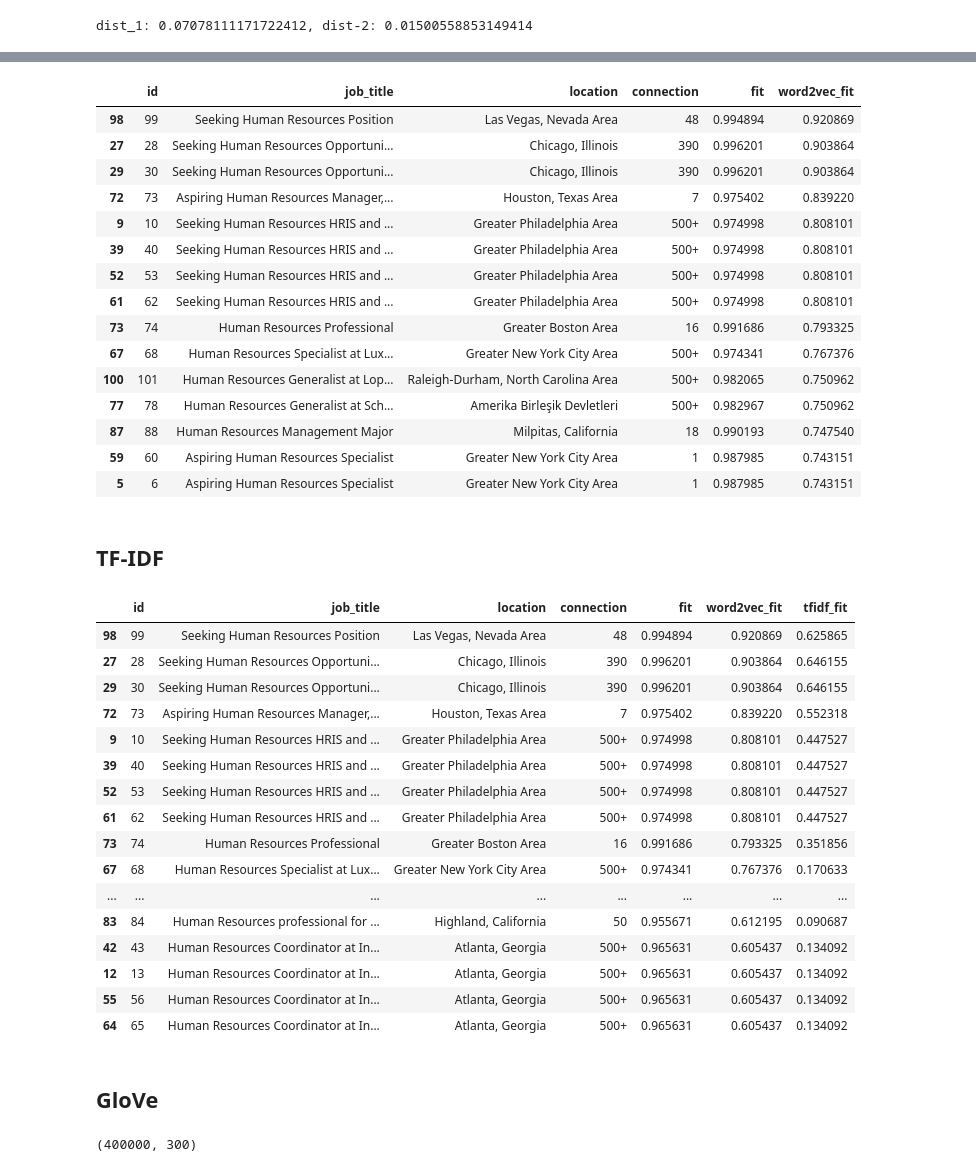
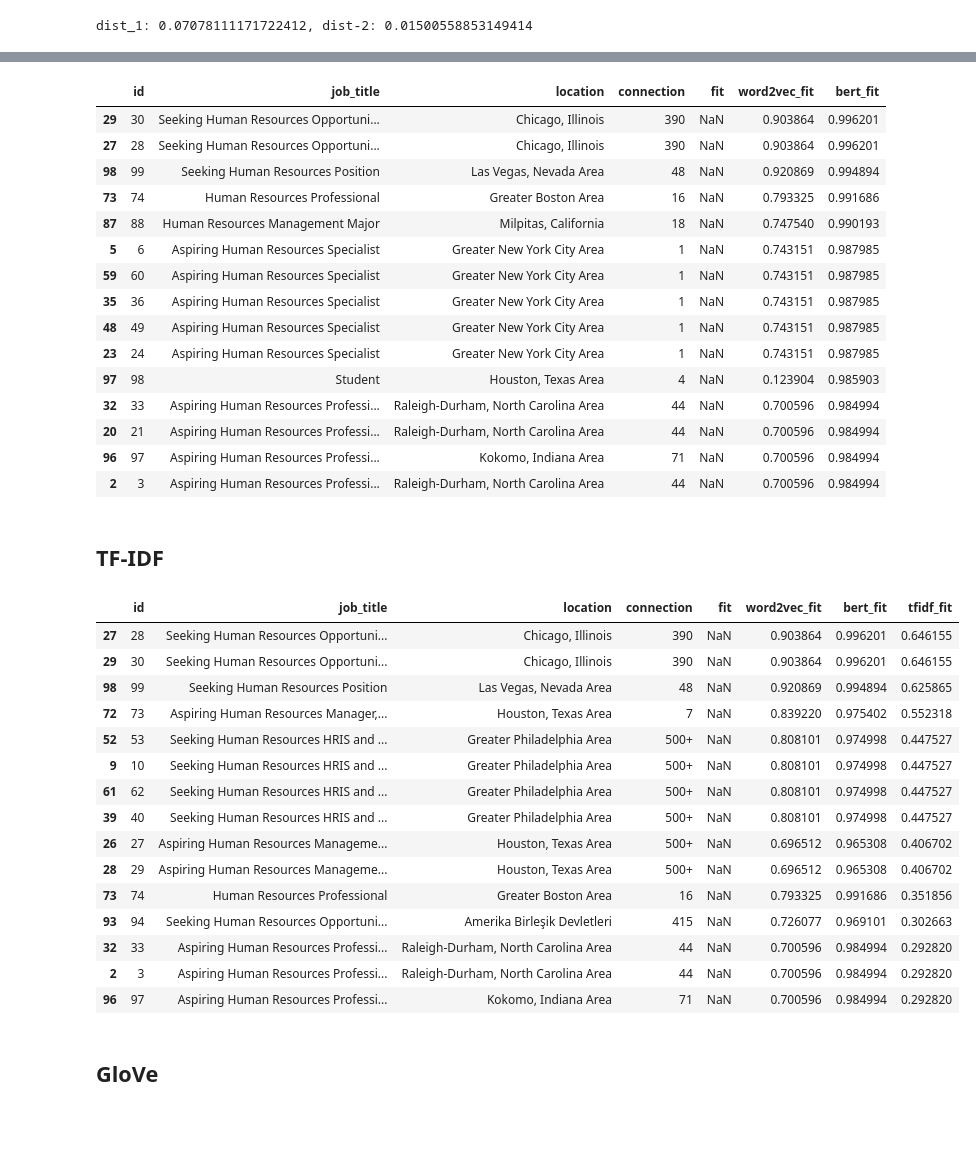
Before and after one commit to c-woo/Potential-Talents, a Jupyter notebook: Untitled.ipynb, the cells around one changed output, grey strips where cells are left out. Drawn from its saved outputs; the diff is of its cells as text; code cells hidden in the pictures; blank space fills up the shorter version.

```diff
--- a/Untitled.ipynb
+++ b/Untitled.ipynb
@@ -208,22 +242,22 @@ test_df
 # %%
-test_df.sort_values(by=['word2vec_fit'], ascending=False).head(15)
+test_df.sort_values(by=['bert_fit'], ascending=False).head(15)
 # %% [output]
-|  | id | job_title | location | connection | fit | word2vec_fit |
-| 98 | 99 | Seeking Human Resources Position | Las Vegas, Nevada Area | 48 | 0.994894 | 0.920869 |
-| 27 | 28 | Seeking Human Resources Opportuni... | Chicago, Illinois | 390 | 0.996201 | 0.903864 |
-| 29 | 30 | Seeking Human Resources Opportuni... | Chicago, Illinois | 390 | 0.996201 | 0.903864 |
-| 72 | 73 | Aspiring Human Resources Manager,... | Houston, Texas Area | 7 | 0.975402 | 0.839220 |
-| 9 | 10 | Seeking Human Resources HRIS and ... | Greater Philadelphia Area | 500+ | 0.974998 | 0.808101 |
-| 39 | 40 | Seeking Human Resources HRIS and ... | Greater Philadelphia Area | 500+ | 0.974998 | 0.808101 |
-| 52 | 53 | Seeking Human Resources HRIS and ... | Greater Philadelphia Area | 500+ | 0.974998 | 0.808101 |
-| 61 | 62 | Seeking Human Resources HRIS and ... | Greater Philadelphia Area | 500+ | 0.974998 | 0.808101 |
-| 73 | 74 | Human Resources Professional | Greater Boston Area | 16 | 0.991686 | 0.793325 |
-| 67 | 68 | Human Resources Specialist at Lux... | Greater New York City Area | 500+ | 0.974341 | 0.767376 |
-| 100 | 101 | Human Resources Generalist at Lop... | Raleigh-Durham, North Carolina Area | 500+ | 0.982065 | 0.750962 |
-| 77 | 78 | Human Resources Generalist at Sch... | Amerika Birleşik Devletleri | 500+ | 0.982967 | 0.750962 |
-| 87 | 88 | Human Resources Management Major | Milpitas, California | 18 | 0.990193 | 0.747540 |
-| 59 | 60 | Aspiring Human Resources Specialist | Greater New York City Area | 1 | 0.987985 | 0.743151 |
-| 5 | 6 | Aspiring Human Resources Specialist | Greater New York City Area | 1 | 0.987985 | 0.743151 |
+|  | id | job_title | location | connection | fit | word2vec_fit | bert_fit |
+| 29 | 30 | Seeking Human Resources Opportuni... | Chicago, Illinois | 390 | NaN | 0.903864 | 0.996201 |
+| 27 | 28 | Seeking Human Resources Opportuni... | Chicago, Illinois | 390 | NaN | 0.903864 | 0.996201 |
+| 98 | 99 | Seeking Human Resources Position | Las Vegas, Nevada Area | 48 | NaN | 0.920869 | 0.994894 |
+| 73 | 74 | Human Resources Professional | Greater Boston Area | 16 | NaN | 0.793325 | 0.991686 |
+| 87 | 88 | Human Resources Management Major | Milpitas, California | 18 | NaN | 0.747540 | 0.990193 |
+| 5 | 6 | Aspiring Human Resources Specialist | Greater New York City Area | 1 | NaN | 0.743151 | 0.987985 |
+| 59 | 60 | Aspiring Human Resources Specialist | Greater New York City Area | 1 | NaN | 0.743151 | 0.987985 |
+| 35 | 36 | Aspiring Human Resources Specialist | Greater New York City Area | 1 | NaN | 0.743151 | 0.987985 |
+| 48 | 49 | Aspiring Human Resources Specialist | Greater New York City Area | 1 | NaN | 0.743151 | 0.987985 |
+| 23 | 24 | Aspiring Human Resources Specialist | Greater New York City Area | 1 | NaN | 0.743151 | 0.987985 |
+| 97 | 98 | Student | Houston, Texas Area | 4 | NaN | 0.123904 | 0.985903 |
+| 32 | 33 | Aspiring Human Resources Professi... | Raleigh-Durham, North Carolina Area | 44 | NaN | 0.700596 | 0.984994 |
+| 20 | 21 | Aspiring Human Resources Professi... | Raleigh-Durham, North Carolina Area | 44 | NaN | 0.700596 | 0.984994 |
+| 96 | 97 | Aspiring Human Resources Professi... | Kokomo, Indiana Area | 71 | NaN | 0.700596 | 0.984994 |
+| 2 | 3 | Aspiring Human Resources Professi... | Raleigh-Durham, North Carolina Area | 44 | NaN | 0.700596 | 0.984994 |
 # %% [markdown]
 ## TF-IDF
 # %%
@@ -234,30 +268,23 @@ cosine_sim = cosine_similarity(tfidf_matrix, tfidf_matrix)
 # %%
 test_df['tfidf_fit'] = cosine_sim[-1][:-1]
 # %%
-test_df.sort_values(by=['word2vec_fit'], ascending=False).head(50)
+test_df.sort_values(by=['tfidf_fit'], ascending=False).head(15)
 # %% [output]
-|  | id | job_title | location | connection | fit | word2vec_fit | tfidf_fit |
-| 98 | 99 | Seeking Human Resources Position | Las Vegas, Nevada Area | 48 | 0.994894 | 0.920869 | 0.625865 |
-| 27 | 28 | Seeking Human Resources Opportuni... | Chicago, Illinois | 390 | 0.996201 | 0.903864 | 0.646155 |
-| 29 | 30 | Seeking Human Resources Opportuni... | Chicago, Illinois | 390 | 0.996201 | 0.903864 | 0.646155 |
-| 72 | 73 | Aspiring Human Resources Manager,... | Houston, Texas Area | 7 | 0.975402 | 0.839220 | 0.552318 |
-| 9 | 10 | Seeking Human Resources HRIS and ... | Greater Philadelphia Area | 500+ | 0.974998 | 0.808101 | 0.447527 |
-| 39 | 40 | Seeking Human Resources HRIS and ... | Greater Philadelphia Area | 500+ | 0.974998 | 0.808101 | 0.447527 |
-| 52 | 53 | Seeking Human Resources HRIS and ... | Greater Philadelphia Area | 500+ | 0.974998 | 0.808101 | 0.447527 |
-| 61 | 62 | Seeking Human Resources HRIS and ... | Greater Philadelphia Area | 500+ | 0.974998 | 0.808101 | 0.447527 |
-| 73 | 74 | Human Resources Professional | Greater Boston Area | 16 | 0.991686 | 0.793325 | 0.351856 |
-| 67 | 68 | Human Resources Specialist at Lux... | Greater New York City Area | 500+ | 0.974341 | 0.767376 | 0.170633 |
-| ... | ... | ... | ... | ... | ... | ... | ... |
-| 83 | 84 | Human Resources professional for ... | Highland, California | 50 | 0.955671 | 0.612195 | 0.090687 |
-| 42 | 43 | Human Resources Coordinator at In... | Atlanta, Georgia | 500+ | 0.965631 | 0.605437 | 0.134092 |
-| 12 | 13 | Human Resources Coordinator at In... | Atlanta, Georgia | 500+ | 0.965631 | 0.605437 | 0.134092 |
-| 55 | 56 | Human Resources Coordinator at In... | Atlanta, Georgia | 500+ | 0.965631 | 0.605437 | 0.134092 |
-| 64 | 65 | Human Resources Coordinator at In... | Atlanta, Georgia | 500+ | 0.965631 | 0.605437 | 0.134092 |
+|  | id | job_title | location | connection | fit | word2vec_fit | bert_fit | tfidf_fit |
+| 27 | 28 | Seeking Human Resources Opportuni... | Chicago, Illinois | 390 | NaN | 0.903864 | 0.996201 | 0.646155 |
+| 29 | 30 | Seeking Human Resources Opportuni... | Chicago, Illinois | 390 | NaN | 0.903864 | 0.996201 | 0.646155 |
+| 98 | 99 | Seeking Human Resources Position | Las Vegas, Nevada Area | 48 | NaN | 0.920869 | 0.994894 | 0.625865 |
+| 72 | 73 | Aspiring Human Resources Manager,... | Houston, Texas Area | 7 | NaN | 0.839220 | 0.975402 | 0.552318 |
+| 52 | 53 | Seeking Human Resources HRIS and ... | Greater Philadelphia Area | 500+ | NaN | 0.808101 | 0.974998 | 0.447527 |
+| 9 | 10 | Seeking Human Resources HRIS and ... | Greater Philadelphia Area | 500+ | NaN | 0.808101 | 0.974998 | 0.447527 |
+| 61 | 62 | Seeking Human Resources HRIS and ... | Greater Philadelphia Area | 500+ | NaN | 0.808101 | 0.974998 | 0.447527 |
+| 39 | 40 | Seeking Human Resources HRIS and ... | Greater Philadelphia Area | 500+ | NaN | 0.808101 | 0.974998 | 0.447527 |
+| 26 | 27 | Aspiring Human Resources Manageme... | Houston, Texas Area | 500+ | NaN | 0.696512 | 0.965308 | 0.406702 |
+| 28 | 29 | Aspiring Human Resources Manageme... | Houston, Texas Area | 500+ | NaN | 0.696512 | 0.965308 | 0.406702 |
+| 73 | 74 | Human Resources Professional | Greater Boston Area | 16 | NaN | 0.793325 | 0.991686 | 0.351856 |
+| 93 | 94 | Seeking Human Resources Opportuni... | Amerika Birleşik Devletleri | 415 | NaN | 0.726077 | 0.969101 | 0.302663 |
+| 32 | 33 | Aspiring Human Resources Professi... | Raleigh-Durham, North Carolina Area | 44 | NaN | 0.700596 | 0.984994 | 0.292820 |
+| 2 | 3 | Aspiring Human Resources Professi... | Raleigh-Durham, North Carolina Area | 44 | NaN | 0.700596 | 0.984994 | 0.292820 |
+| 96 | 97 | Aspiring Human Resources Professi... | Kokomo, Indiana Area | 71 | NaN | 0.700596 | 0.984994 | 0.292820 |
 # %% [markdown]
 ## GloVe
-# %%
-glove_path = './glove.6B.300d.txt'
-word2vec_output_file = 'glove.6B.300d.txt.word2vec'
-glove2word2vec(glove_path, word2vec_output_file)
-# %% [output]
-(400000, 300)
```
Also changed, not shown: parts of 22 cells of this notebook.
